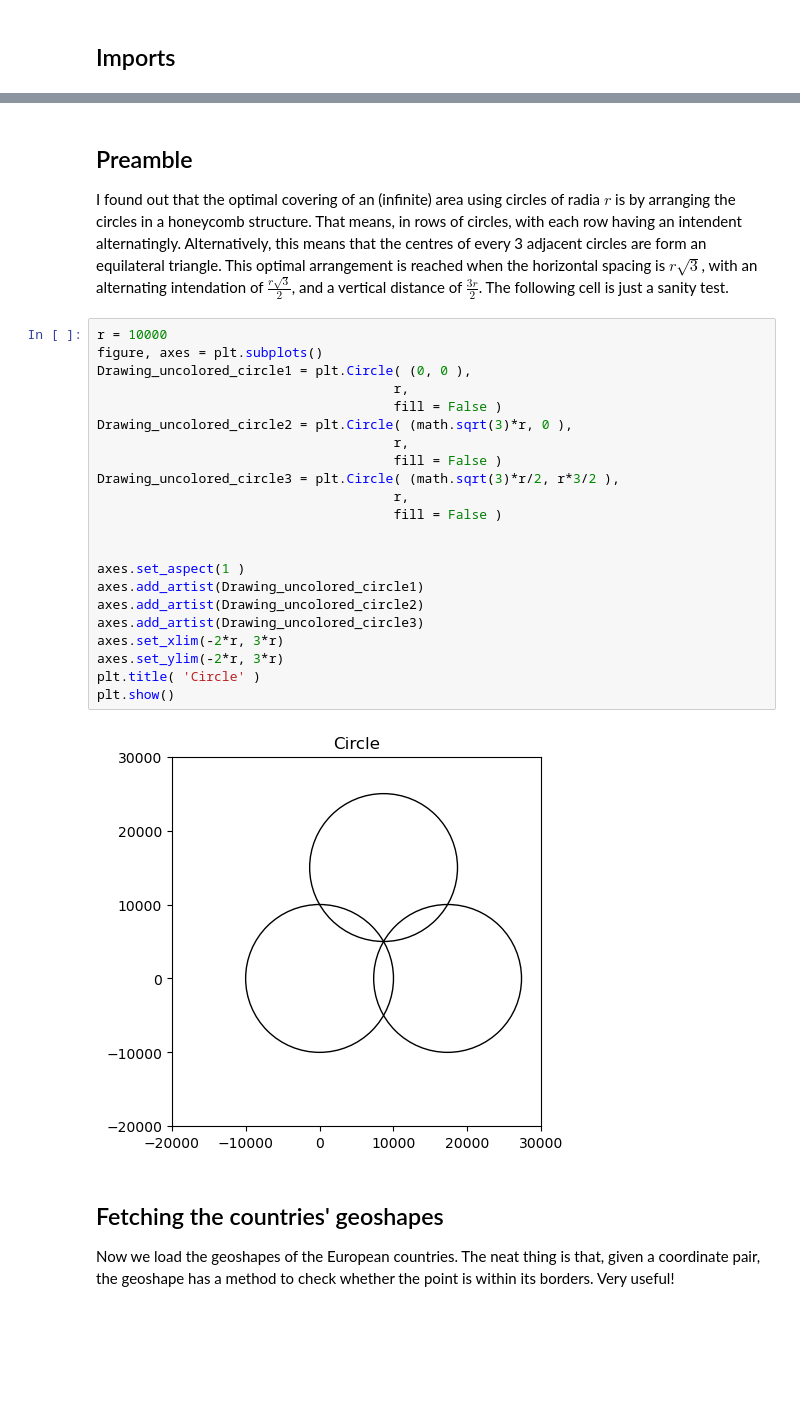
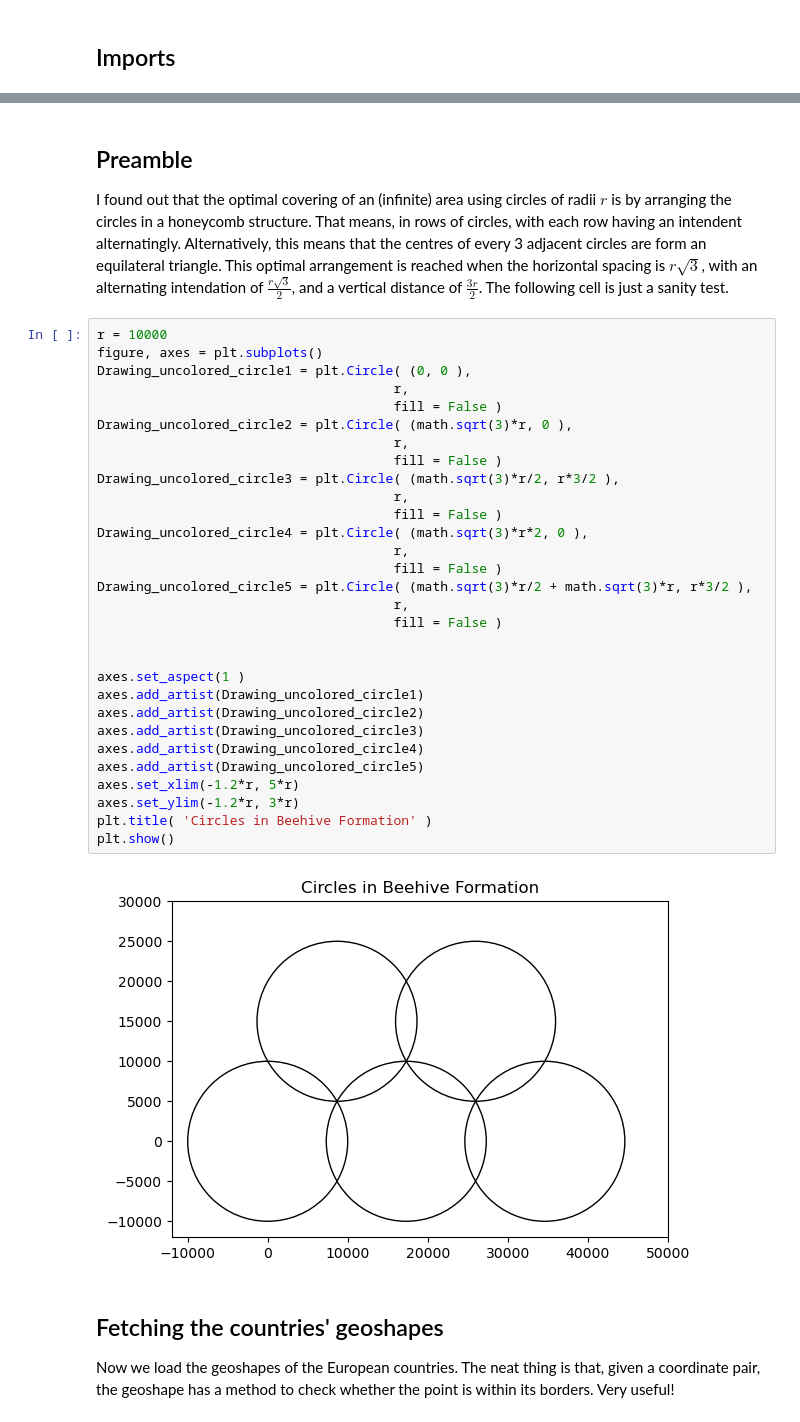
Before and after one commit to COrtsJosep/landscape-aesthetics, a Jupyter notebook: notebooks/1_geo_scraping.ipynb, the cells around one changed output, grey strips where cells are left out. Drawn from its saved outputs; the diff is of its cells as text; blank space fills up the shorter version.

```diff
--- a/geo_scraping.ipynb
+++ b/notebooks/1_geo_scraping.ipynb
@@ -19,30 +25,38 @@ import matplotlib.pyplot as plt
 # %% [markdown]
 ## Preamble
-I found out that the optimal covering of an (infinite) area using circles of radia $r$ is by arranging the circles in a honeycomb structure. That means, in rows of circles, with each row having an intendent alternatingly. Alternatively, this means that the centres of every 3 adjacent circles are form an equilateral triangle. This optimal arrangement is reached when the horizontal spacing is $r\sqrt{3}$, with an alternating intendation of $\frac{r\sqrt{3}}{2}$, and a vertical distance of $\frac{3r}{2}$. The following cell is just a sanity test.
+I found out that the optimal covering of an (infinite) area using circles of radii $r$ is by arranging the circles in a honeycomb structure. That means, in rows of circles, with each row having an intendent alternatingly. Alternatively, this means that the centres of every 3 adjacent circles are form an equilateral triangle. This optimal arrangement is reached when the horizontal spacing is $r\sqrt{3}$, with an alternating intendation of $\frac{r\sqrt{3}}{2}$, and a vertical distance of $\frac{3r}{2}$. The following cell is just a sanity test.
 # %%
 r = 10000
 figure, axes = plt.subplots()
 Drawing_uncolored_circle1 = plt.Circle( (0, 0 ),
                                       r,
                                       fill = False )
 Drawing_uncolored_circle2 = plt.Circle( (math.sqrt(3)*r, 0 ),
                                       r,
                                       fill = False )
 Drawing_uncolored_circle3 = plt.Circle( (math.sqrt(3)*r/2, r*3/2 ),
                                       r,
                                       fill = False )
+Drawing_uncolored_circle4 = plt.Circle( (math.sqrt(3)*r*2, 0 ),
+                                      r,
+                                      fill = False )
+Drawing_uncolored_circle5 = plt.Circle( (math.sqrt(3)*r/2 + math.sqrt(3)*r, r*3/2 ),
+                                      r,
+                                      fill = False )
 
 
 axes.set_aspect(1 )
 axes.add_artist(Drawing_uncolored_circle1)
 axes.add_artist(Drawing_uncolored_circle2)
 axes.add_artist(Drawing_uncolored_circle3)
-axes.set_xlim(-2*r, 3*r)
-axes.set_ylim(-2*r, 3*r)
-plt.title( 'Circle' )
+axes.add_artist(Drawing_uncolored_circle4)
+axes.add_artist(Drawing_uncolored_circle5)
+axes.set_xlim(-1.2*r, 5*r)
+axes.set_ylim(-1.2*r, 3*r)
+plt.title( 'Circles in Beehive Formation' )
 plt.show()
 # %% [output]
-[figure, old version]
+[figure, new version]
 # %% [markdown]
 ## Fetching the countries' geoshapes
 Now we load the geoshapes of the European countries. The neat thing is that, given a coordinate pair, the geoshape has a method to check whether the point is within its borders. Very useful!
```
Also changed, not shown: parts of 18 cells of this notebook, 43 other files.
